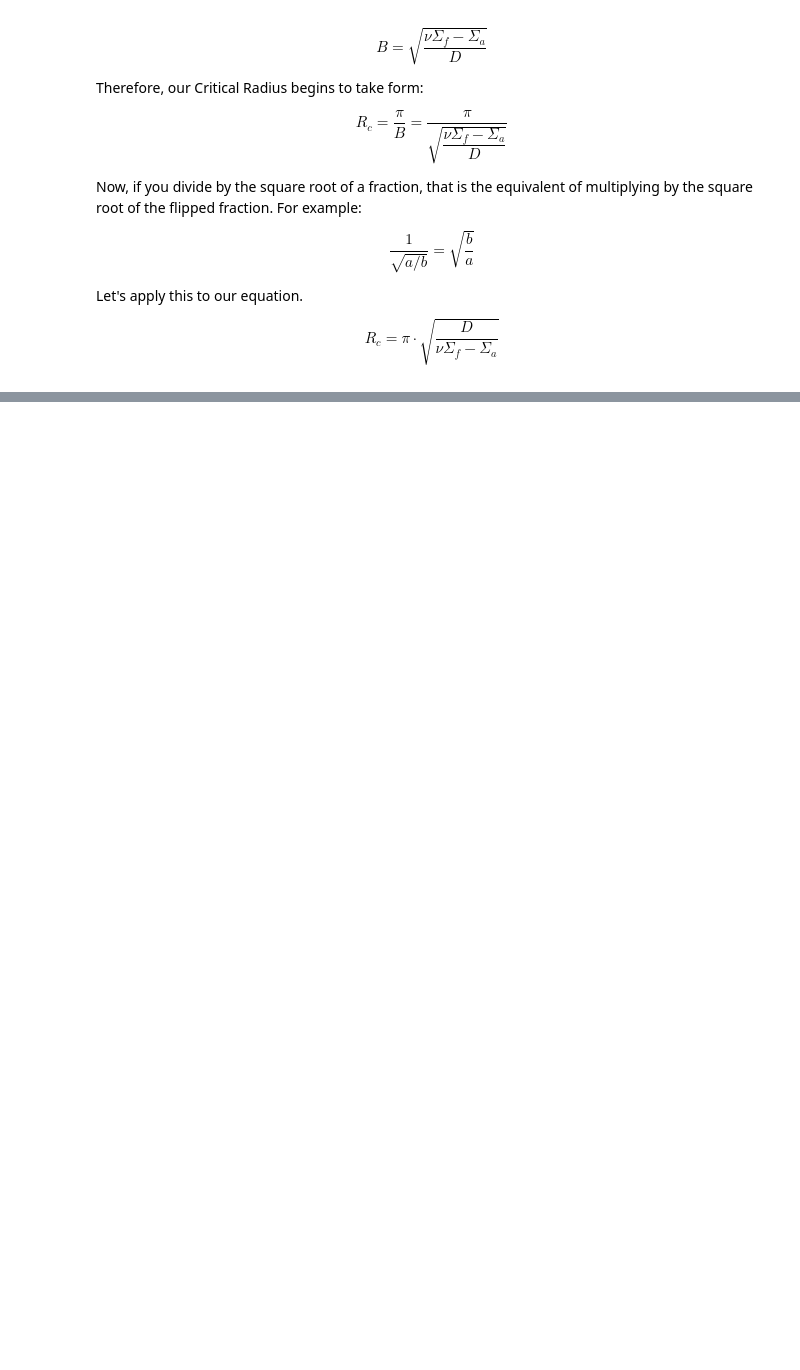
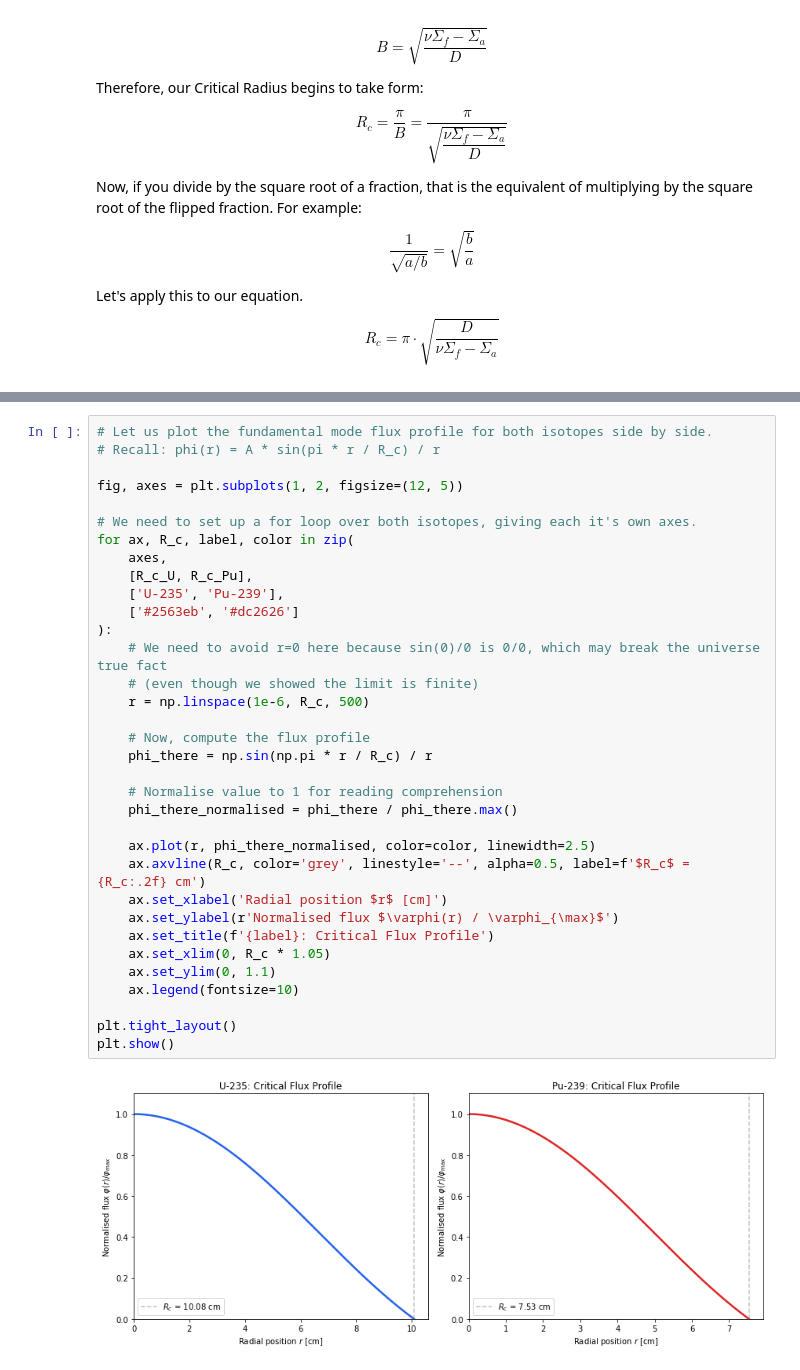
Before and after one commit to StemmedAxis06/M6023_notebook_23360932014, a Jupyter notebook: neutron_diffusion.ipynb, the cells around one changed output, grey strips where cells are left out. Saved outputs shown, nothing was run; the diff lists cells and outputs as text; blank space fills up the shorter version.

Commit message:
Finished Section 5. Plots for Analytical Solutions completed

```diff
--- a/neutron_diffusion.ipynb
+++ b/neutron_diffusion.ipynb
@@ -747,0 +831,36 @@ There's still some Materials Engineer in me, after all.
+# %%
+# Let us plot the fundamental mode flux profile for both isotopes side by side.
+# Recall: phi(r) = A * sin(pi * r / R_c) / r
+
+fig, axes = plt.subplots(1, 2, figsize=(12, 5))
+
+# We need to set up a for loop over both isotopes, giving each it's own axes.
+for ax, R_c, label, color in zip(
+    axes,
+    [R_c_U, R_c_Pu],
+    ['U-235', 'Pu-239'],
+    ['#2563eb', '#dc2626']
+):
+    # We need to avoid r=0 here because sin(0)/0 is 0/0, which may break the universe true fact
+    # (even though we showed the limit is finite)
+    r = np.linspace(1e-6, R_c, 500)
+
+    # Now, compute the flux profile
+    phi_there = np.sin(np.pi * r / R_c) / r
+
+    # Normalise value to 1 for reading comprehension
+    phi_there_normalised = phi_there / phi_there.max()
+
+    ax.plot(r, phi_there_normalised, color=color, linewidth=2.5)
+    ax.axvline(R_c, color='grey', linestyle='--', alpha=0.5, label=f'$R_c$ = {R_c:.2f} cm')
+    ax.set_xlabel('Radial position $r$ [cm]')
+    ax.set_ylabel(r'Normalised flux $\varphi(r) / \varphi_{\max}$')
+    ax.set_title(f'{label}: Critical Flux Profile')
+    ax.set_xlim(0, R_c * 1.05)
+    ax.set_ylim(0, 1.1)
+    ax.legend(fontsize=10)
+
+plt.tight_layout()
+plt.show()
+# %% [output]
+[figure, added]
```
Also changed, not shown: parts of 9 cells of this notebook.
